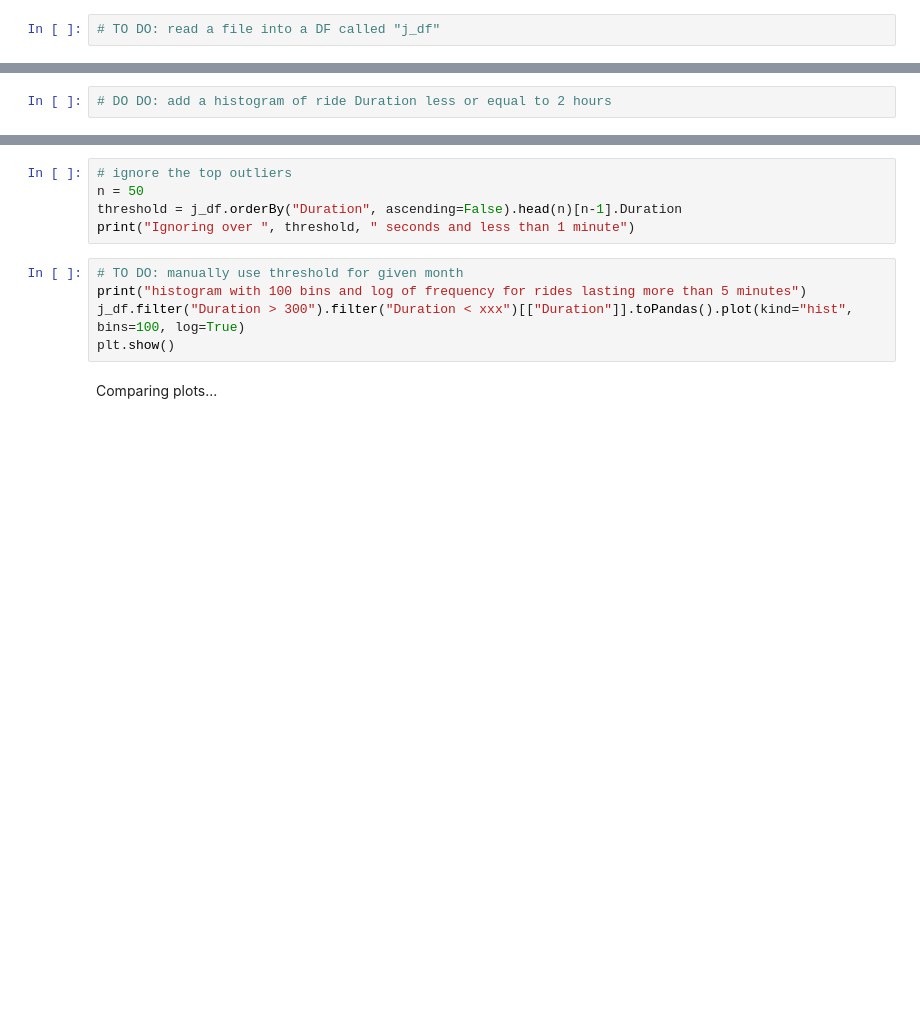
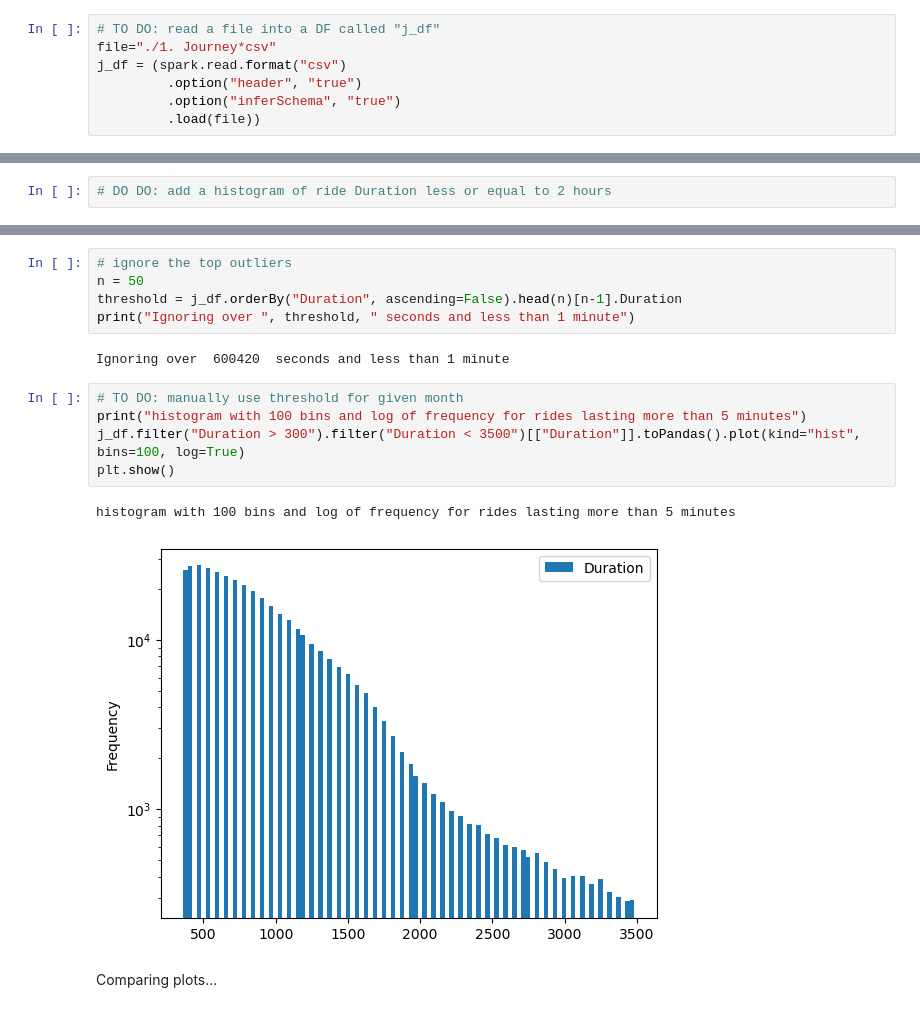
Before and after one commit to prototype99/mmu-big-data, a Jupyter notebook: week6_cycleHire3.ipynb, the cells around one changed output, grey strips where cells are left out. Drawn from its saved outputs; the diff is of its cells as text; blank space fills up the shorter version.

```diff
--- a/week6_cycleHire3.ipynb
+++ b/week6_cycleHire3.ipynb
@@ -18,5 +31,10 @@ spark = SparkSession.builder.appName("bikes").getOrCreate()
 # %%
 # TO DO: read a file into a DF called "j_df"
+file="./1. Journey*csv"
+j_df = (spark.read.format("csv")
+         .option("header", "true")
+         .option("inferSchema", "true")
+         .load(file))
 # %%
 # see how many entries (rows) in data
 numRows = j_df.count()
@@ -70,11 +118,16 @@ plt.show()
 n = 50
 threshold = j_df.orderBy("Duration", ascending=False).head(n)[n-1].Duration
 print("Ignoring over ", threshold, " seconds and less than 1 minute")
+# %% [output]
+Ignoring over  600420  seconds and less than 1 minute
 # %%
 # TO DO: manually use threshold for given month
 print("histogram with 100 bins and log of frequency for rides lasting more than 5 minutes")
-j_df.filter("Duration > 300").filter("Duration < xxx")[["Duration"]].toPandas().plot(kind="hist", bins=100, log=True)
+j_df.filter("Duration > 300").filter("Duration < 3500")[["Duration"]].toPandas().plot(kind="hist", bins=100, log=True)
 plt.show()
+# %% [output]
+histogram with 100 bins and log of frequency for rides lasting more than 5 minutes
+[figure, added]
 # %% [markdown]
 Comparing plots...
 # %%
```
Also changed, not shown: parts of 19 cells of this notebook, 1 other file.
